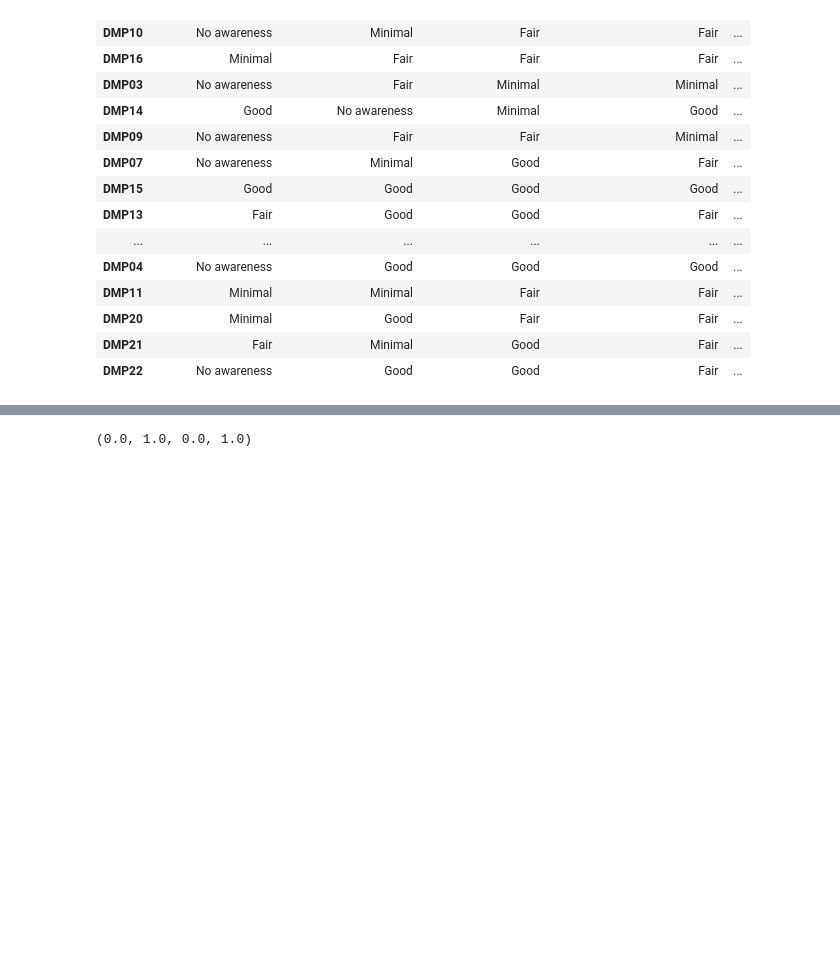
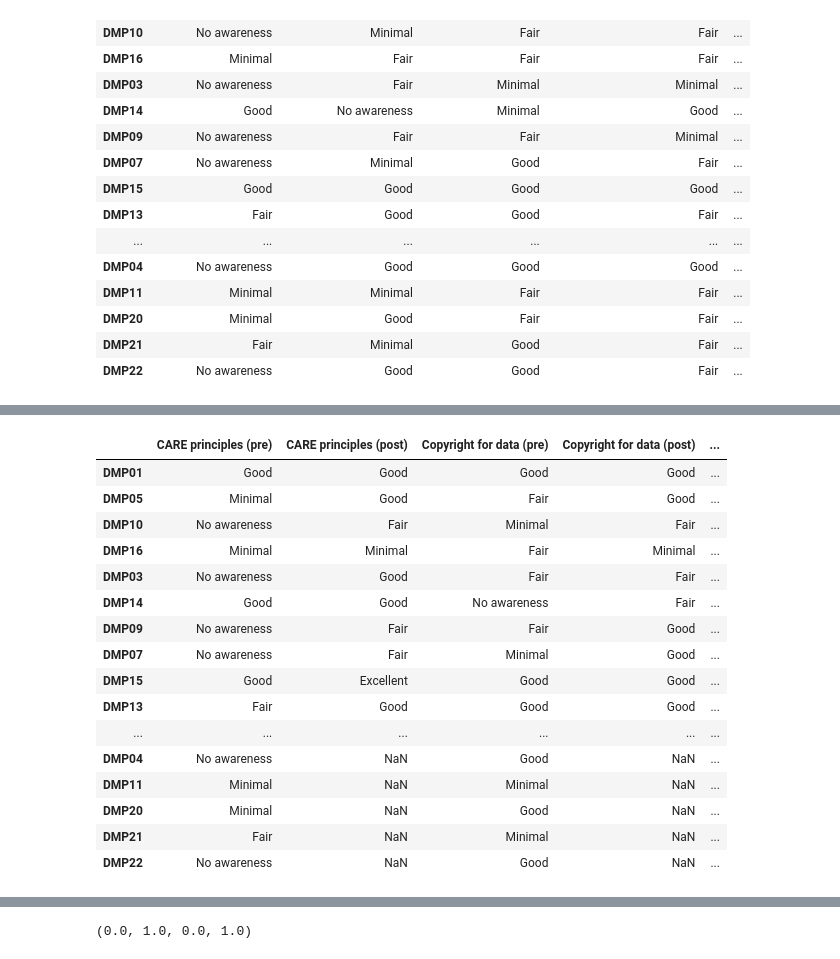
Before and after one commit to UoA-eResearch/likert, a Jupyter notebook: likert.ipynb, the cells around one changed output, grey strips where cells are left out. Saved outputs shown, nothing was run; the diff lists cells and outputs as text; code cells hidden in the pictures; blank space fills up the shorter version.

```diff
--- a/likert.ipynb
+++ b/likert.ipynb
@@ -31,3 +57,24 @@ df
+# %%
+df = df[cols]
+df
+# %% [output]
+|  | CARE principles (pre) | CARE principles (post) | Copyright for data (pre) | Copyright for data (post) | ... |
+| DMP01 | Good | Good | Good | Good | ... |
+| DMP05 | Minimal | Good | Fair | Good | ... |
+| DMP10 | No awareness | Fair | Minimal | Fair | ... |
+| DMP16 | Minimal | Minimal | Fair | Minimal | ... |
+| DMP03 | No awareness | Good | Fair | Fair | ... |
+| DMP14 | Good | Good | No awareness | Fair | ... |
+| DMP09 | No awareness | Fair | Fair | Good | ... |
+| DMP07 | No awareness | Fair | Minimal | Good | ... |
+| DMP15 | Good | Excellent | Good | Good | ... |
+| DMP13 | Fair | Good | Good | Good | ... |
+| ... | ... | ... | ... | ... | ... |
+| DMP04 | No awareness | NaN | Good | NaN | ... |
+| DMP11 | Minimal | NaN | Minimal | NaN | ... |
+| DMP20 | Minimal | NaN | Good | NaN | ... |
+| DMP21 | Fair | NaN | Minimal | NaN | ... |
+| DMP22 | No awareness | NaN | Good | NaN | ... |
 # %%
 scale = ['No awareness', 'Minimal', 'Fair', 'Good', 'Excellent']
 colors = ["#ffffff00", '#e66101','#fdb863','#f7f7f7','#b2abd2','#5e3c99']
```
Also changed, not shown: parts of 4 cells of this notebook.
